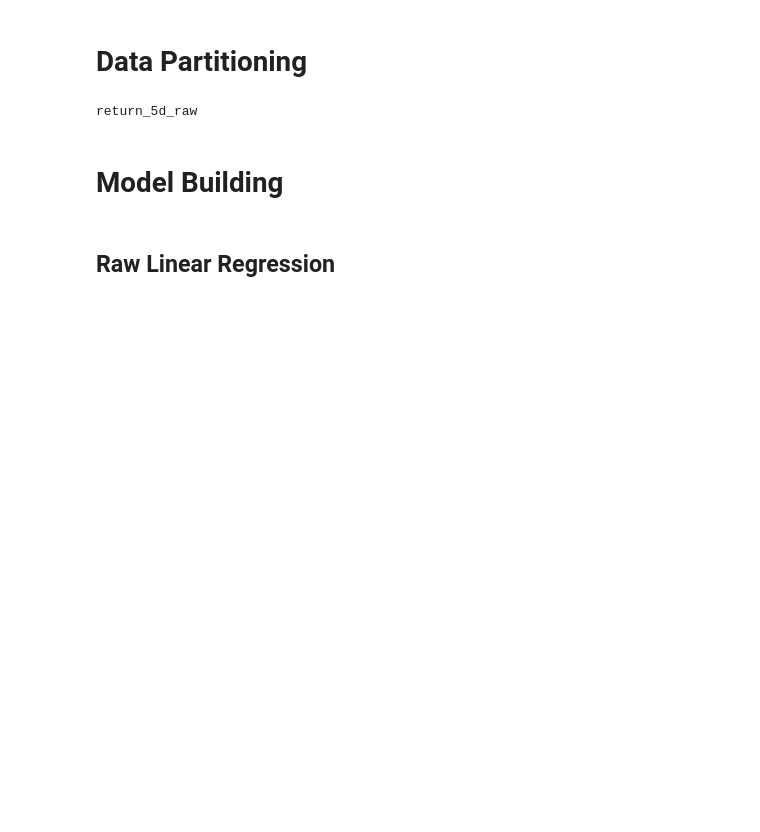
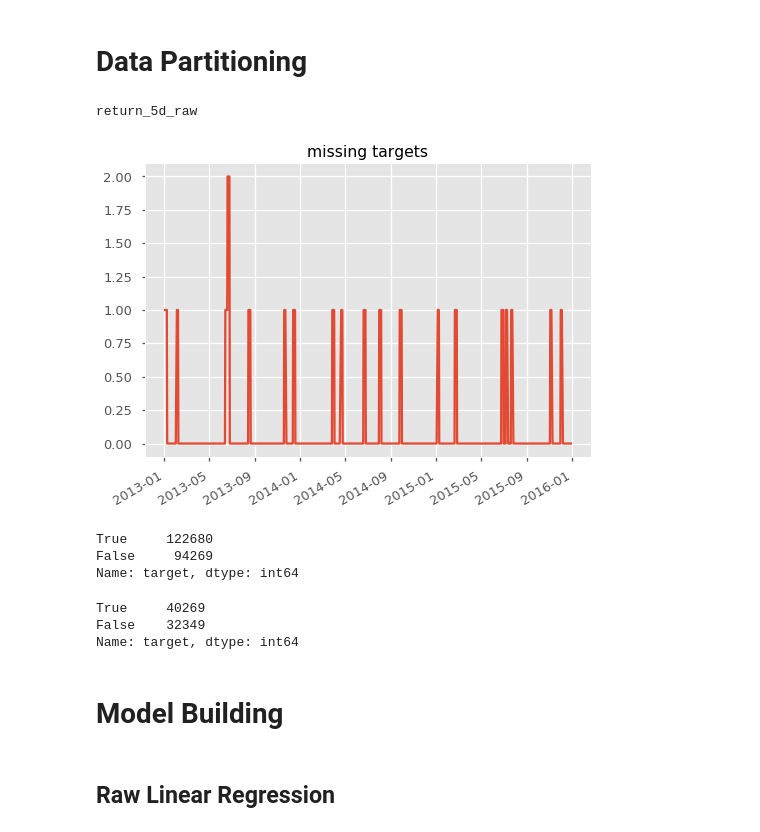
Before and after one commit to manualrg/dslab-ai-for-trading, a Jupyter notebook: alpha_factors/11_alphaml_regmodbuild.ipynb, the cells around one changed output. Drawn from its saved outputs; the diff is of its cells as text; code cells hidden in the pictures; blank space fills up the shorter version.

```diff
--- a/alpha_factors/11_alphaml_regmodbuild.ipynb
+++ b/alpha_factors/11_alphaml_regmodbuild.ipynb
@@ -48,11 +50,27 @@ all_pricing = quant_helper.get_pricing(
 print(return_d_raw)
 # %% [output]
 return_5d_raw
+# %%
+targets_df[return_d_raw].isna().groupby(level=0).sum().plot(title='missing targets', figsize=(8,6));
+# %% [output]
+[figure, added]
 # %%
 targets_df[target_col] = targets_df.groupby(level=1)[return_d_raw].shift(-TAU).fillna(0.0)
 # %%
 X_train, X_valid, X_test, y_train, y_valid, y_test = mle_utils.train_valid_test_split(all_factors, targets_df[target_col],
                                                                                       splits['train'], splits['valid'], splits['test'])
+# %%
+(y_train>0).value_counts()
+# %% [output]
+True     122680
+False     94269
+Name: target, dtype: int64
+# %%
+(y_valid>0).value_counts()
+# %% [output]
+True     40269
+False    32349
+Name: target, dtype: int64
 # %% [markdown]
 # Model Building
 # %%
```
Also changed, not shown: parts of 40 cells of this notebook, 2 other files.
